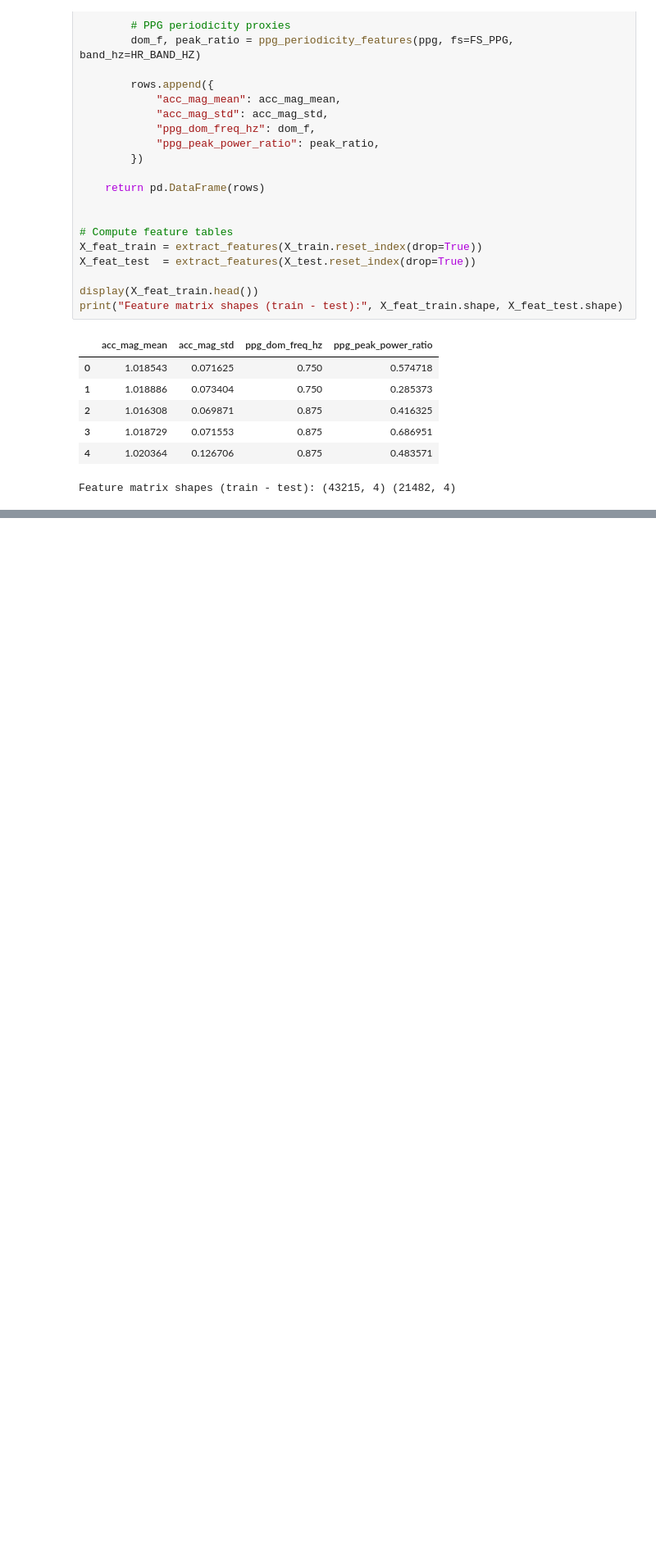
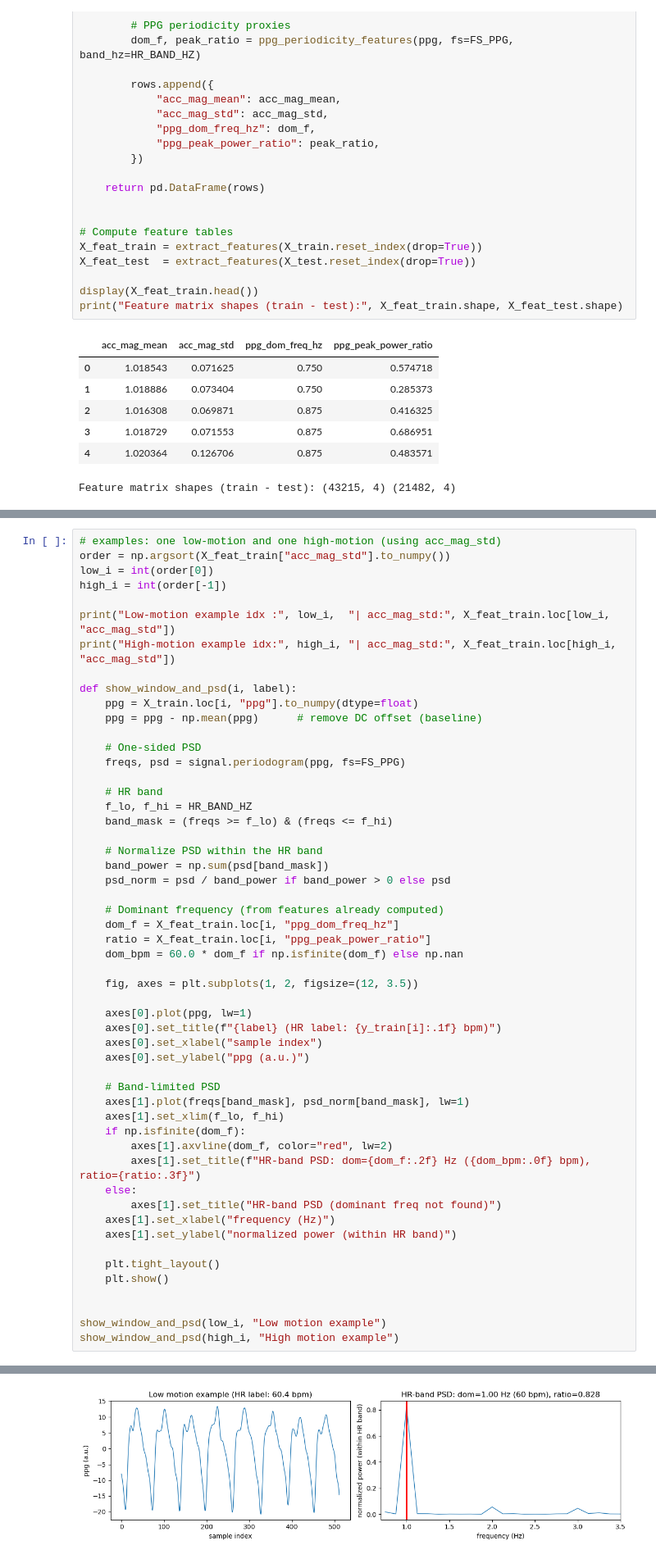
Before and after one commit to ChouaibB/wearables-ml-examples, a Jupyter notebook: notebooks/02_hr_estimation_from_wrist_ppg_acc_ppgdalia.ipynb, the cells around one changed output, grey strips where cells are left out. Shown at 82% size. Drawn from its saved outputs; the diff is of its cells as text; blank space fills up the shorter version.

Commit message:
visualizing the intuition behind feat. extracted; low vs high motion example

```diff
--- a/notebooks/02_hr_estimation_from_wrist_ppg_acc_ppgdalia.ipynb
+++ b/notebooks/02_hr_estimation_from_wrist_ppg_acc_ppgdalia.ipynb
@@ -282,0 +292,54 @@ Feature matrix shapes (train - test): (43215, 4) (21482, 4)
+# %%
+# examples: one low-motion and one high-motion (using acc_mag_std)
+order = np.argsort(X_feat_train["acc_mag_std"].to_numpy())
+low_i = int(order[0])
+high_i = int(order[-1])
+
+print("Low-motion example idx :", low_i,  "| acc_mag_std:", X_feat_train.loc[low_i, "acc_mag_std"])
+print("High-motion example idx:", high_i, "| acc_mag_std:", X_feat_train.loc[high_i, "acc_mag_std"])
+
+def show_window_and_psd(i, label):
+    ppg = X_train.loc[i, "ppg"].to_numpy(dtype=float)
+    ppg = ppg - np.mean(ppg)      # remove DC offset (baseline)
+
+    # One-sided PSD
+    freqs, psd = signal.periodogram(ppg, fs=FS_PPG)
+
+    # HR band
+    f_lo, f_hi = HR_BAND_HZ
+    band_mask = (freqs >= f_lo) & (freqs <= f_hi)
+
+    # Normalize PSD within the HR band
+    band_power = np.sum(psd[band_mask])
+    psd_norm = psd / band_power if band_power > 0 else psd
+
+    # Dominant frequency (from features already computed)
+    dom_f = X_feat_train.loc[i, "ppg_dom_freq_hz"]
+    ratio = X_feat_train.loc[i, "ppg_peak_power_ratio"]
+    dom_bpm = 60.0 * dom_f if np.isfinite(dom_f) else np.nan
+
+    fig, axes = plt.subplots(1, 2, figsize=(12, 3.5))
+
+    axes[0].plot(ppg, lw=1)
+    axes[0].set_title(f"{label} (HR label: {y_train[i]:.1f} bpm)")
+    axes[0].set_xlabel("sample index")
+    axes[0].set_ylabel("ppg (a.u.)")
+
+    # Band-limited PSD
+    axes[1].plot(freqs[band_mask], psd_norm[band_mask], lw=1)
+    axes[1].set_xlim(f_lo, f_hi)
+    if np.isfinite(dom_f):
+        axes[1].axvline(dom_f, color="red", lw=2)
+        axes[1].set_title(f"HR-band PSD: dom={dom_f:.2f} Hz ({dom_bpm:.0f} bpm), ratio={ratio:.3f}")
+    else:
+        axes[1].set_title("HR-band PSD (dominant freq not found)")
+    axes[1].set_xlabel("frequency (Hz)")
+    axes[1].set_ylabel("normalized power (within HR band)")
+
+    plt.tight_layout()
+    plt.show()
+
+
+show_window_and_psd(low_i, "Low motion example")
+show_window_and_psd(high_i, "High motion example")
+# %% [output]
@@ -282,0 +348 @@ Feature matrix shapes (train - test): (43215, 4) (21482, 4)
+[figure, added]
```
Also changed, not shown: parts of 2 cells of this notebook.
